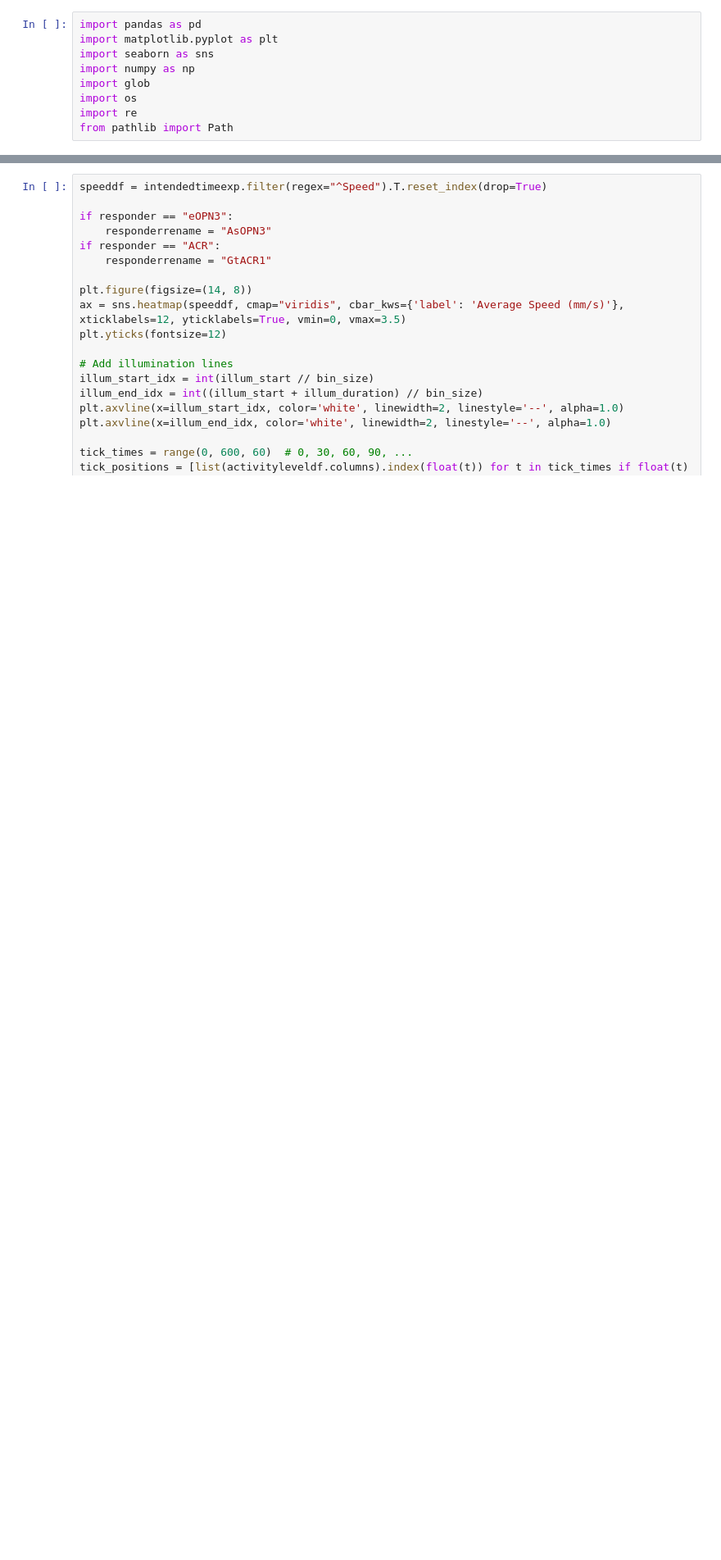
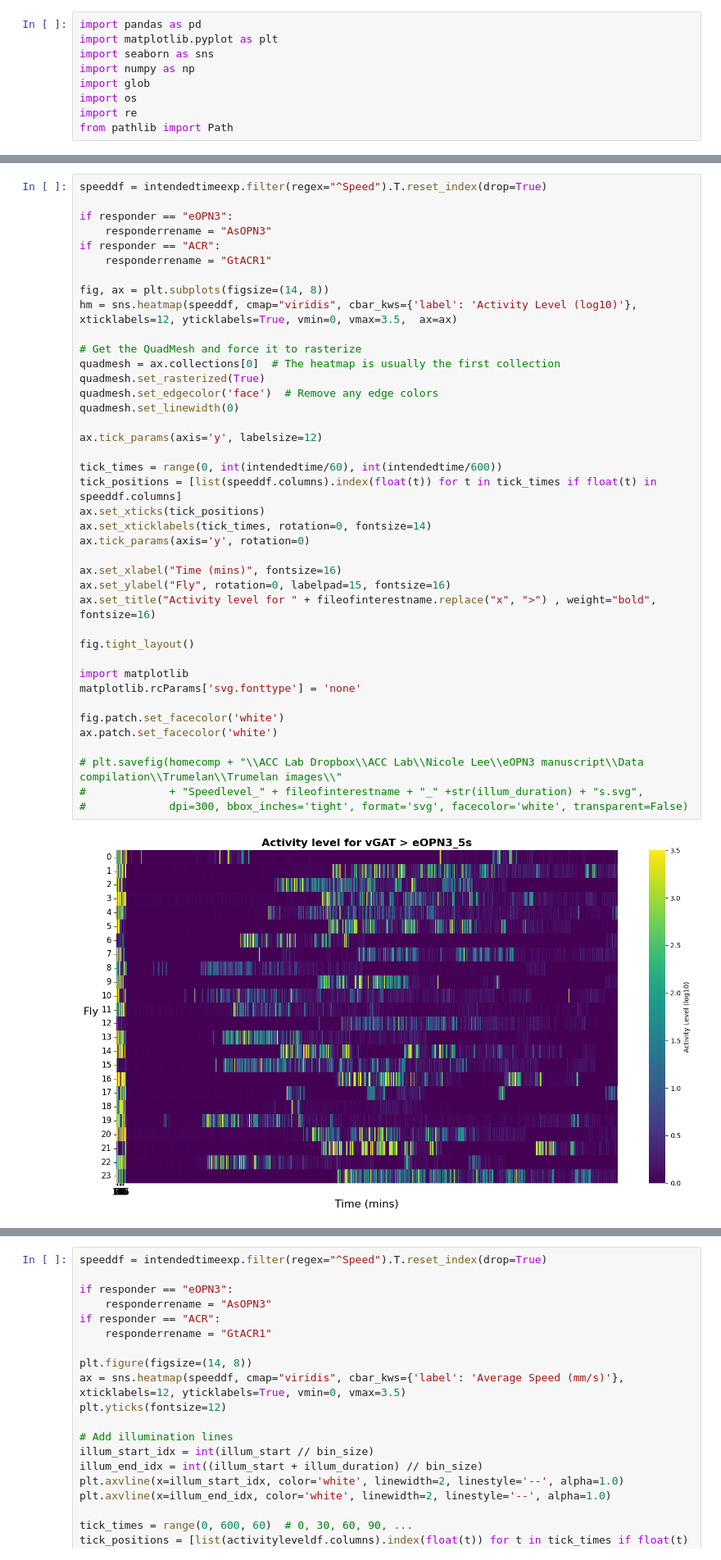
Before and after one commit to lnicole08/TrumelanOPN3, a Jupyter notebook: 2. Individual_Genotype_Analysis_Heatmap.ipynb, the cells around one changed output, grey strips where cells are left out. Shown at 82% size. Cells and saved outputs as stored; diff of their text form; blank space fills up the shorter version.

```diff
--- a/2. Individual_Genotype_Analysis_Heatmap.ipynb
+++ b/2. Individual_Genotype_Analysis_Heatmap.ipynb
@@ -105,3 +91,45 @@ ax.patch.set_facecolor('white')
+# %%
+speeddf = intendedtimeexp.filter(regex="^Speed").T.reset_index(drop=True)
+
+if responder == "eOPN3":
+    responderrename = "AsOPN3"
+if responder == "ACR":
+    responderrename = "GtACR1"
+
+fig, ax = plt.subplots(figsize=(14, 8))
+hm = sns.heatmap(speeddf, cmap="viridis", cbar_kws={'label': 'Activity Level (log10)'}, xticklabels=12, yticklabels=True, vmin=0, vmax=3.5,  ax=ax)
+
+# Get the QuadMesh and force it to rasterize
+quadmesh = ax.collections[0]  # The heatmap is usually the first collection
+quadmesh.set_rasterized(True)
+quadmesh.set_edgecolor('face')  # Remove any edge colors
+quadmesh.set_linewidth(0)
+
+ax.tick_params(axis='y', labelsize=12)
+
+tick_times = range(0, int(intendedtime/60), int(intendedtime/600))
+tick_positions = [list(speeddf.columns).index(float(t)) for t in tick_times if float(t) in speeddf.columns]
+ax.set_xticks(tick_positions)
+ax.set_xticklabels(tick_times, rotation=0, fontsize=14)
+ax.tick_params(axis='y', rotation=0)
+
+ax.set_xlabel("Time (mins)", fontsize=16)
+ax.set_ylabel("Fly", rotation=0, labelpad=15, fontsize=16)
+ax.set_title("Activity level for " + fileofinterestname.replace("x", ">") , weight="bold", fontsize=16)
+
+fig.tight_layout()
+
+import matplotlib
+matplotlib.rcParams['svg.fonttype'] = 'none'
+
+fig.patch.set_facecolor('white')
+ax.patch.set_facecolor('white')
+
+# plt.savefig(homecomp + "\\ACC Lab Dropbox\\ACC Lab\\Nicole Lee\\eOPN3 manuscript\\Data compilation\\Trumelan\\Trumelan images\\"
+#             + "Speedlevel_" + fileofinterestname + "_" +str(illum_duration) + "s.svg",
+#             dpi=300, bbox_inches='tight', format='svg', facecolor='white', transparent=False)
+# %% [output]
+[figure, added]
 # %%
 speeddf = intendedtimeexp.filter(regex="^Speed").T.reset_index(drop=True)
 
```
Also changed, not shown: parts of 5 cells of this notebook, 4 other files.
